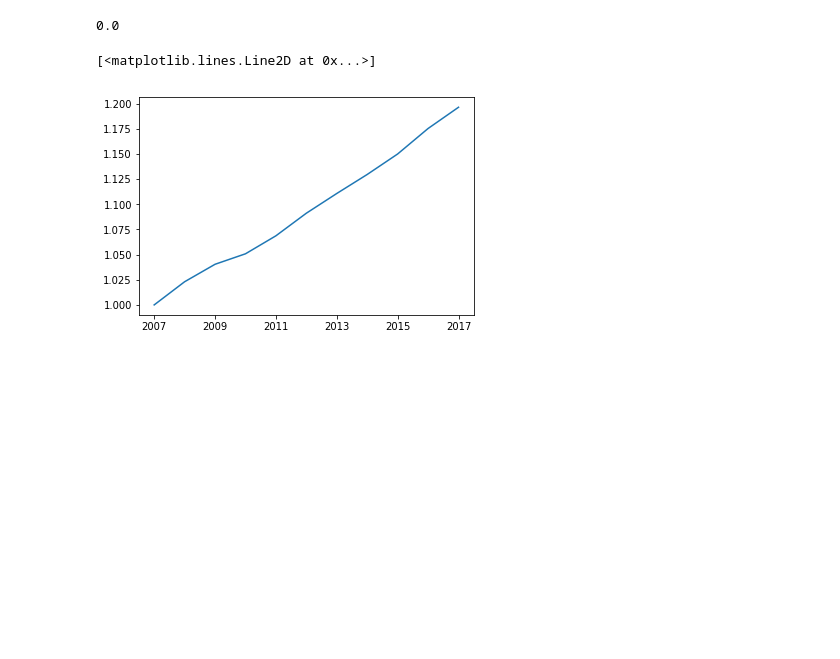
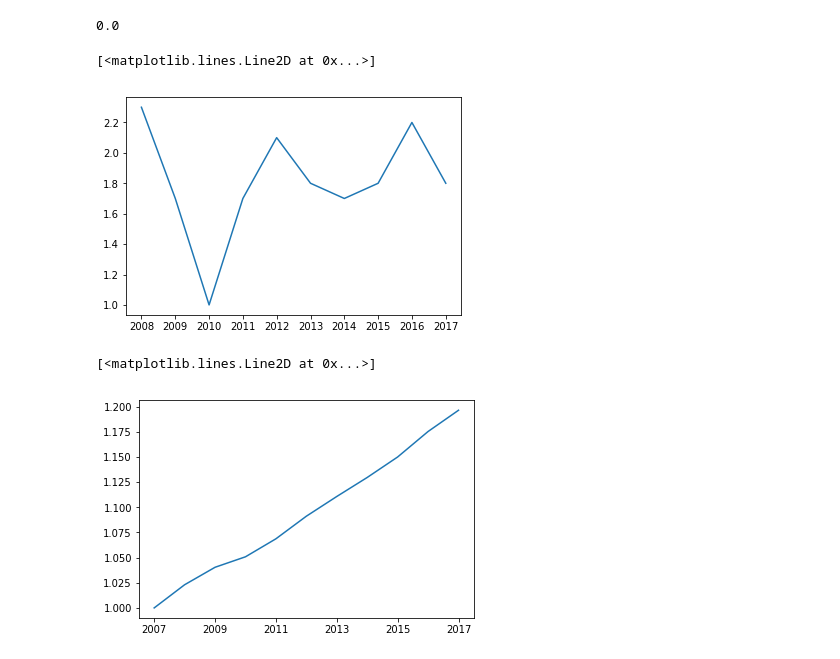
Before and after one commit to iopoi/iowa_state_employee_analysis-, a Jupyter notebook: dataset_explore.ipynb, the cells around one changed output. Drawn from its saved outputs; the diff is of its cells as text; code cells hidden in the pictures; blank space fills up the shorter version.

```diff
--- a/dataset_explore.ipynb
+++ b/dataset_explore.ipynb
@@ -316,6 +332,11 @@ inflation_rate = pd.DataFrame(inflation_rate_with_times).set_index(0).rename(col
 inflation_rate.iloc[0]["annual inflation rate"]
 # %% [output]
 0.0
+# %%
+plt.plot(inflation_rate[1:])
+# %% [output]
+[<matplotlib.lines.Line2D at 0x...>]
+[figure, added]
 # %%
 plt.plot(inflation_rate.apply(lambda x: (x/100)+1).cumprod())
 # plt.plot(inflation_rate.apply(lambda x: (x/100)+1).cumprod().apply(lambda x: x-inflation_rate.iloc[0]["annual inflation rate"])) # the minus is to shift the base line of 1 to 2007
```
Also changed, not shown: parts of 8 cells of this notebook, 1 other file.
